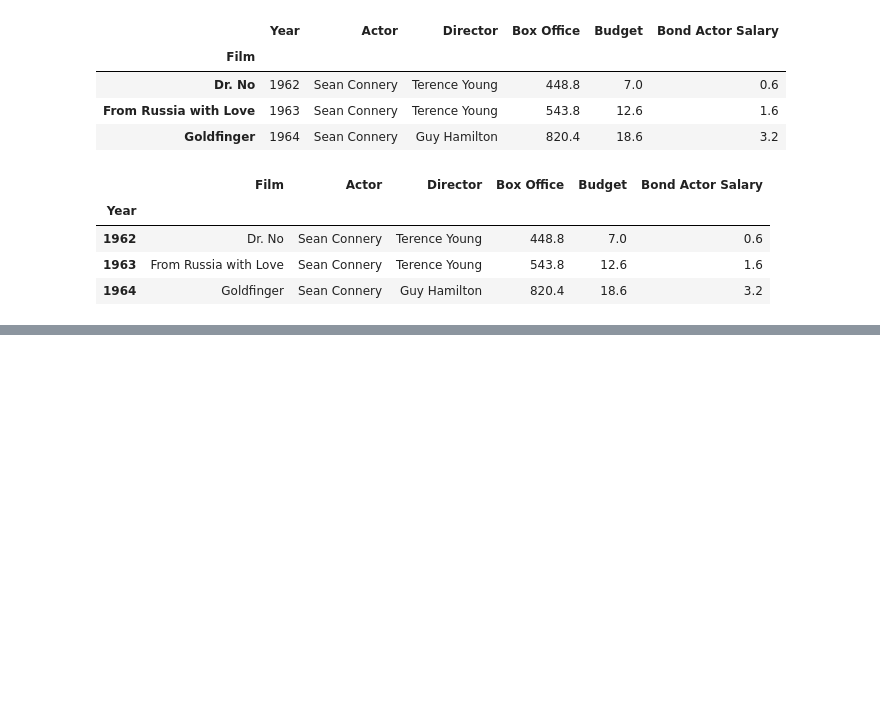
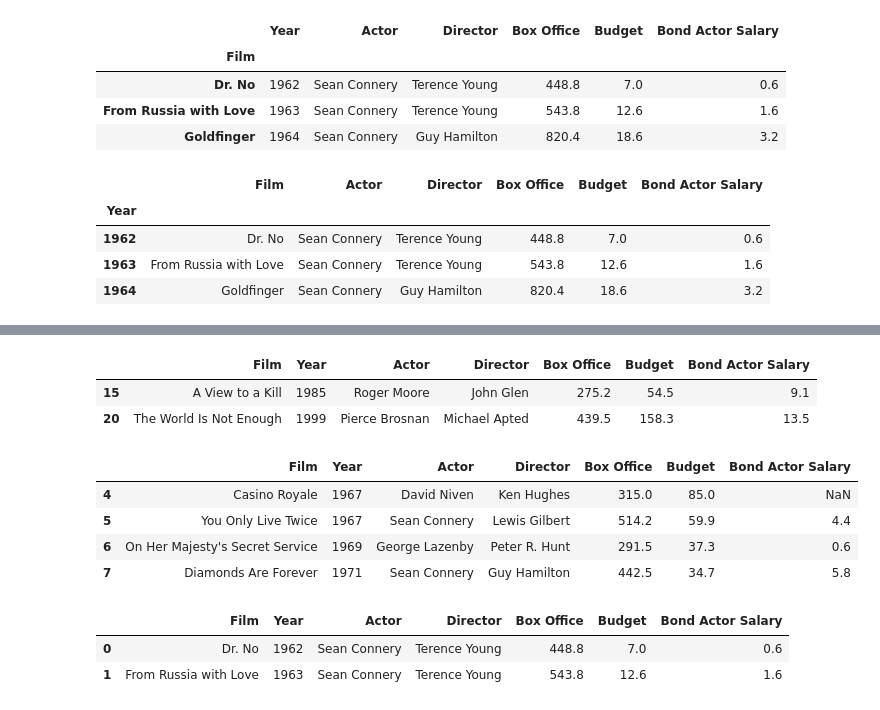
Before and after one commit to junclemente/tfs-pandas, a Jupyter notebook: 04 - DataFrames - Data Extraction.ipynb, the cells around one changed output, grey strips where cells are left out. Cells and saved outputs as stored; diff of their text form; code cells hidden in the pictures; blank space fills up the shorter version.

```diff
--- a/04 - DataFrames - Data Extraction.ipynb
+++ b/04 - DataFrames - Data Extraction.ipynb
@@ -65,0 +168,24 @@ bond.head(3)
+# %%
+# Error will occur if index does not exist
+# Array of indices can also be provided
+bond.iloc[[15, 20]]
+# %% [output]
+|  | Film | Year | Actor | Director | Box Office | Budget | Bond Actor Salary |
+| 15 | A View to a Kill | 1985 | Roger Moore | John Glen | 275.2 | 54.5 | 9.1 |
+| 20 | The World Is Not Enough | 1999 | Pierce Brosnan | Michael Apted | 439.5 | 158.3 | 13.5 |
+# %%
+# List slices can be provided
+bond.iloc[4:8]
+# %% [output]
+|  | Film | Year | Actor | Director | Box Office | Budget | Bond Actor Salary |
+| 4 | Casino Royale | 1967 | David Niven | Ken Hughes | 315.0 | 85.0 | NaN |
+| 5 | You Only Live Twice | 1967 | Sean Connery | Lewis Gilbert | 514.2 | 59.9 | 4.4 |
+| 6 | On Her Majesty's Secret Service | 1969 | George Lazenby | Peter R. Hunt | 291.5 | 37.3 | 0.6 |
+| 7 | Diamonds Are Forever | 1971 | Sean Connery | Guy Hamilton | 442.5 | 34.7 | 5.8 |
+# %%
+# Unlike .loc accessor, the last index is not included
+bond.iloc[:2]
+# %% [output]
+|  | Film | Year | Actor | Director | Box Office | Budget | Bond Actor Salary |
+| 0 | Dr. No | 1962 | Sean Connery | Terence Young | 448.8 | 7.0 | 0.6 |
+| 1 | From Russia with Love | 1963 | Sean Connery | Terence Young | 543.8 | 12.6 | 1.6 |
```
Also changed, not shown: parts of 14 cells of this notebook.
